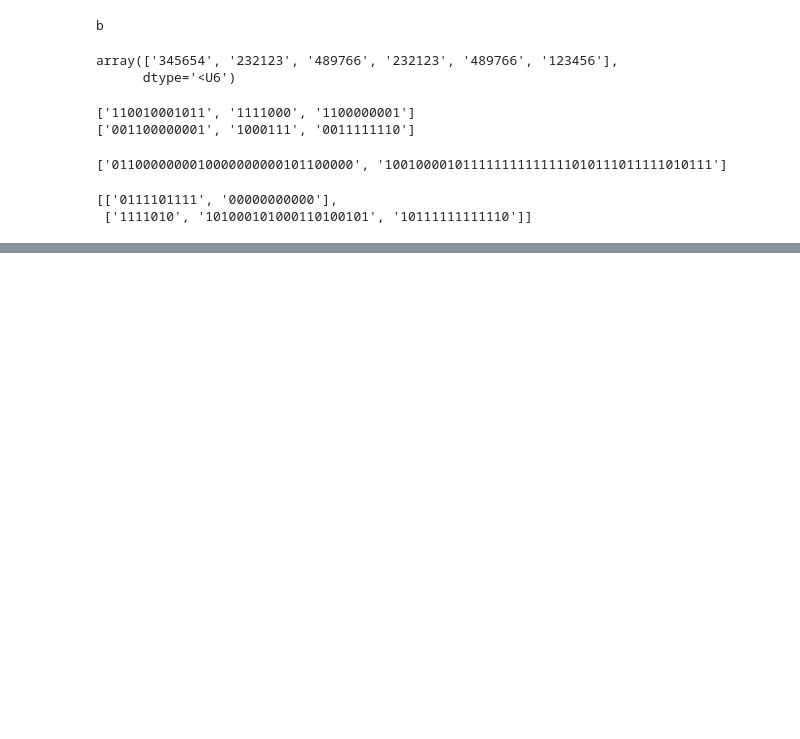
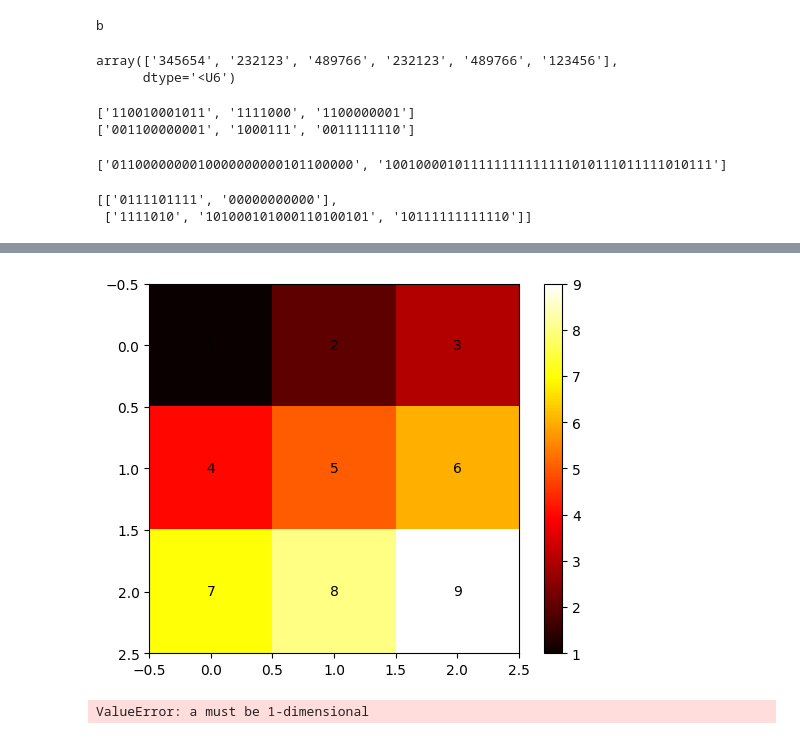
Before and after one commit to LoqmanSamani/grn-designer, a Jupyter notebook: GAs/test.ipynb, the cells around one changed output, grey strips where cells are left out. Cells and saved outputs as stored; diff of their text form; code cells hidden in the pictures; blank space fills up the shorter version.

```diff
--- a/GAs/test.ipynb
+++ b/GAs/test.ipynb
@@ -519,3 +521,8 @@ n
 # %% [output]
 [['0111101111', '00000000000'],
  ['1111010', '101000101000110100101', '10111111111110']]
+# %%
+import numpy as np
+j = np.array([[1,2,3,4,5]])
+print(j.shape)
+print(j[0, 2])
@@ -521,0 +557,21 @@ n
+# %%
+import matplotlib.pyplot as plt
+import numpy as np
+
+# Example data
+data = np.array([[1, 2, 3], [4, 5, 6], [7, 8, 9]])
+
+fig, ax = plt.subplots()
+cax = ax.imshow(data, cmap="hot", interpolation="nearest")
+
+# Add colorbar
+cbar = fig.colorbar(cax)
+
+# Annotate each cell with the numeric value
+for i in range(data.shape[0]):
+    for j in range(data.shape[1]):
+        ax.text(j, i, data[i, j], ha='center', va='center', color='black')
+
+plt.show()
+# %% [output]
+[figure, added]
@@ -521,0 +609,34 @@ n
+# %%
+def select_parents(population, fitness_scores):
+    """
+    Select parents for the next generation based on their fitness scores.
+    using Fitness Proportionate Selection (Roulette Wheel Selection) method.
+
+    Args:
+        - population (list of str): The current population of individuals, each represented as a binary string.
+        - fitness_scores (list of float): The fitness scores of the individuals in the population.
+
+    Returns:
+        selected (list) : The selected parents for the next generation.
+    """
+
+    probabilities = fitness_scores / np.sum(fitness_scores)
+
+    selected = np.random.choice(population, size=len(population), p=probabilities)
+
+    return selected
+
+
+pop = [
+    ['011011001', '0001100110010', '00110011111111'],
+    ['0111111010011001', '000110010011100110010', '00110010010111111111'],
+    ['011111111001', '0011100110010', '0011111'],
+    ['01111111101111110011111110011001', '0001100110111001100001100110011100110010', '0011001100010011001001100110010111111111'],
+    ['01111111101111110011111110011001', '0001100110111001100001100110011100110010', '0011001100010011001001100110010111111111'],
+    ['01111111101111110011111110011001', '0001100110111001100001100110011100110010', '0011001100010011001001100110010111111111']
+]
+f = [3, 4, 5, 10, 12, 1]
+p = select_parents(pop, f)
+p
+# %% [output]
+ValueError: a must be 1-dimensional
```
Also changed, not shown: parts of 10 cells of this notebook, 12 other files.
